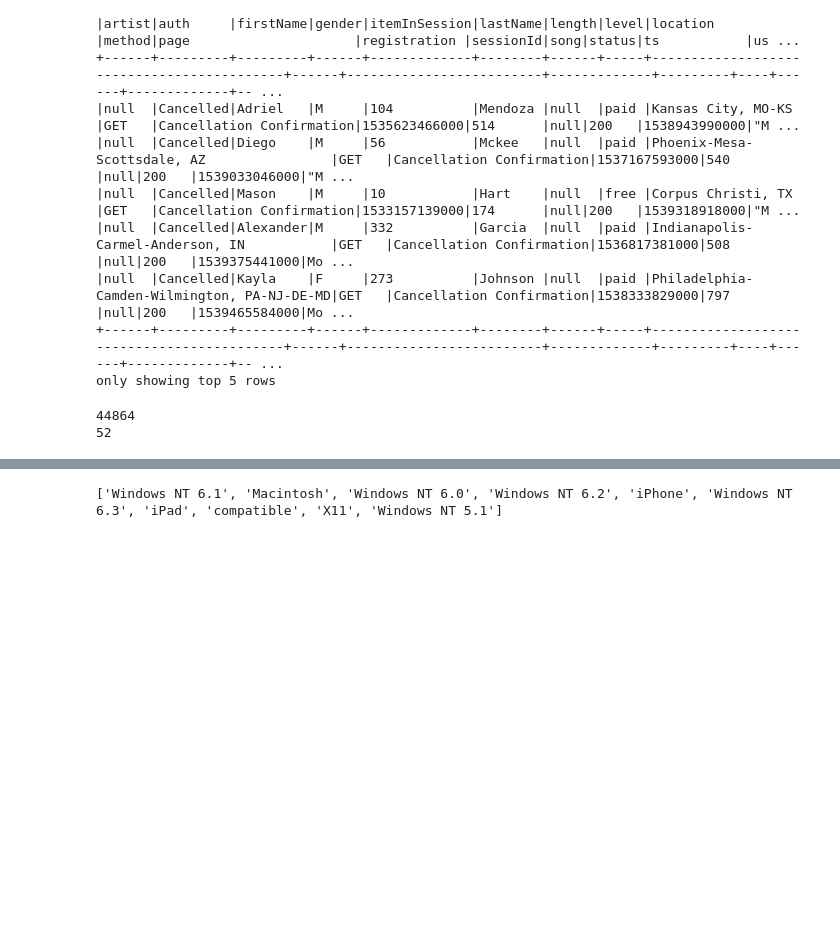
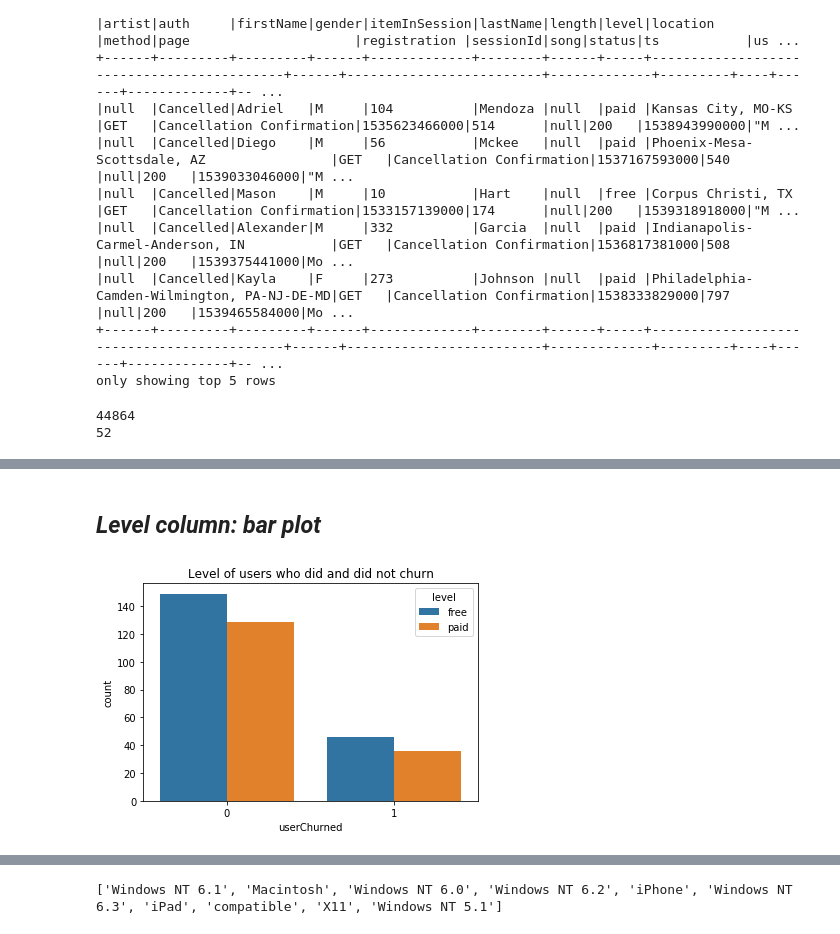
Before and after one commit to joepstein/udacity-data-science-capstone-sparkify, a Jupyter notebook: Sparkify-small-data-set.ipynb, the cells around one changed output, grey strips where cells are left out. Cells and saved outputs as stored; diff of their text form; code cells hidden in the pictures; blank space fills up the shorter version.

```diff
--- a/Sparkify-small-data-set.ipynb
+++ b/Sparkify-small-data-set.ipynb
@@ -220,0 +755,6 @@ print(user_log.filter(user_log['Churned'] == 1).count())
+# %% [markdown]
+## *Level column: bar plot*
+# %%
+create_bar_of_counts_plot(user_log, 'level', 'Level', 'small')
+# %% [output]
+[figure, added]
```
Also changed, not shown: parts of 114 cells of this notebook, 1 other file.
